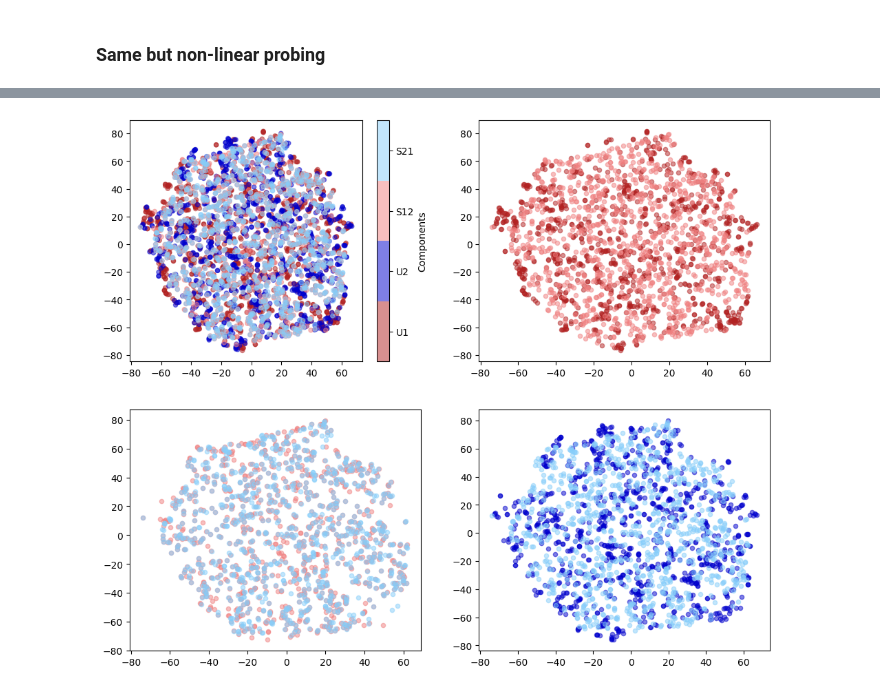
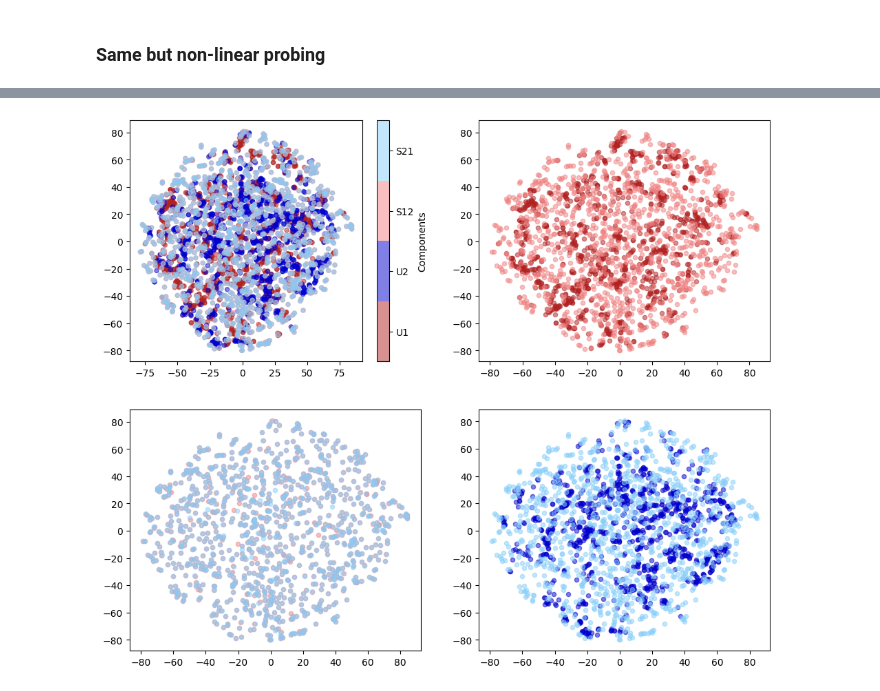
Before and after one commit to Vascorn/RePercENT, a Jupyter notebook: notebooks/repercent_synthetic.ipynb, the cells around one changed output, grey strips where cells are left out. Cells and saved outputs as stored; diff of their text form; code cells hidden in the pictures.

Commit message:
Configured Synthetic Dataset

```diff
--- a/notebooks/repercent_synthetic.ipynb
+++ b/notebooks/repercent_synthetic.ipynb
@@ -57,7 +57,7 @@ with open(training_config_path, 'r') as f:
 # %% [markdown]
 ### Load dataset and train/test split
 # %%
-dataset_dir = os.path.join(base_dir, 'data', 'repercent_synthetic', 'dataset5')
+dataset_dir = os.path.join(base_dir, 'data', 'repercent_synthetic', 'dataset10')
 
 # Load the train and test datasets
 data_split = torch.load(os.path.join(dataset_dir, 'data_split.pt'), weights_only=False)
@@ -77,7 +77,7 @@ disen_m2 = make_model(model_config, data_config, modality='m2')
 model= RePercENT(M=2, disenEncoder= [disen_m1, disen_m2]).to(device)
 
 # load the trained model weights from the final checkpoint - change "20251215-140329_repercent_synthetic" accordingly for the desired run
-checkpoint = os.path.join(base_dir, "checkpoints", "repercent_synthetic", "20251215-231803_repercent_synthetic", "final_checkpoint.pt")
+checkpoint = os.path.join(base_dir, "checkpoints", "repercent_synthetic", "20251216-153759_repercent_synthetic", "final_checkpoint.pt")
 loaded_checkpoint = torch.load(checkpoint)
 model.load_state_dict(loaded_checkpoint['model_state_dict'])
 # %% [output]
@@ -276,37 +276,37 @@ with torch.no_grad():
     best_kl = float('inf')
 
     best_tsne = None
-    for i in range(1):
+    for i in range(10):
         tsne = TSNE(n_components=2, random_state= i, perplexity=20)
         tsne.fit(concat)
         temp_kl = tsne.kl_divergence_
         if temp_kl < best_kl:
             best_kl = temp_kl
             best_tsne = tsne
     tsne_result = best_tsne.fit_transform(concat)
 
 
 
     fig, ax = plt.subplots(2, 2, figsize=(12, 10))
     colors = ['#b22222', '#0000cd', '#f08080', '#87cefa']  # dark red, light red, dark blue, light blue
 
     # Create colormap
     cmap = ListedColormap(colors)
     scatter3 = ax[0, 0].scatter(tsne_result[:, 0], tsne_result[:, 1], c=labels, cmap= cmap, alpha=0.5, s= 20)
 
     # Discrete colorbar for four labels
     cbar = fig.colorbar(scatter3, ax=ax[0, 0], ticks=[0, 1, 2, 3], boundaries=[-0.5, 0.5, 1.5, 2.5, 3.5])
     cbar.set_label('Components')
     cbar.set_ticklabels(['U1', 'U2', 'S12', 'S21'])
 
     ax[0, 1].scatter(tsne_result[:size, 0], tsne_result[:size, 1], c= colors[0], label='U1', alpha=0.5, s=20)
     ax[0, 1].scatter(tsne_result[2*size:3*size, 0], tsne_result[2*size:3*size, 1], c=colors[2], label='S12', alpha=0.5, s=20)
 
     ax[1, 1].scatter(tsne_result[size:2*size, 0], tsne_result[size:2*size, 1], c= colors[1], label='U2', alpha=0.5, s=20)
     ax[1, 1].scatter(tsne_result[3*size:, 0], tsne_result[3*size:, 1], c=colors[3], label='S21', alpha=0.5, s=20)
 
     ax[1, 0].scatter(tsne_result[2*size:3*size, 0], tsne_result[2*size:3*size, 1], c=colors[2], label='S12', alpha=0.5, s=20)
     ax[1, 0].scatter(tsne_result[3*size:, 0], tsne_result[3*size:, 1], c=colors[3], label='S21', alpha=0.5, s=20)
     plt.show()
 # %% [output]
-[figure, old version]
+[figure, new version]
```
Also changed, not shown: parts of 4 cells of this notebook, 6 other files.
